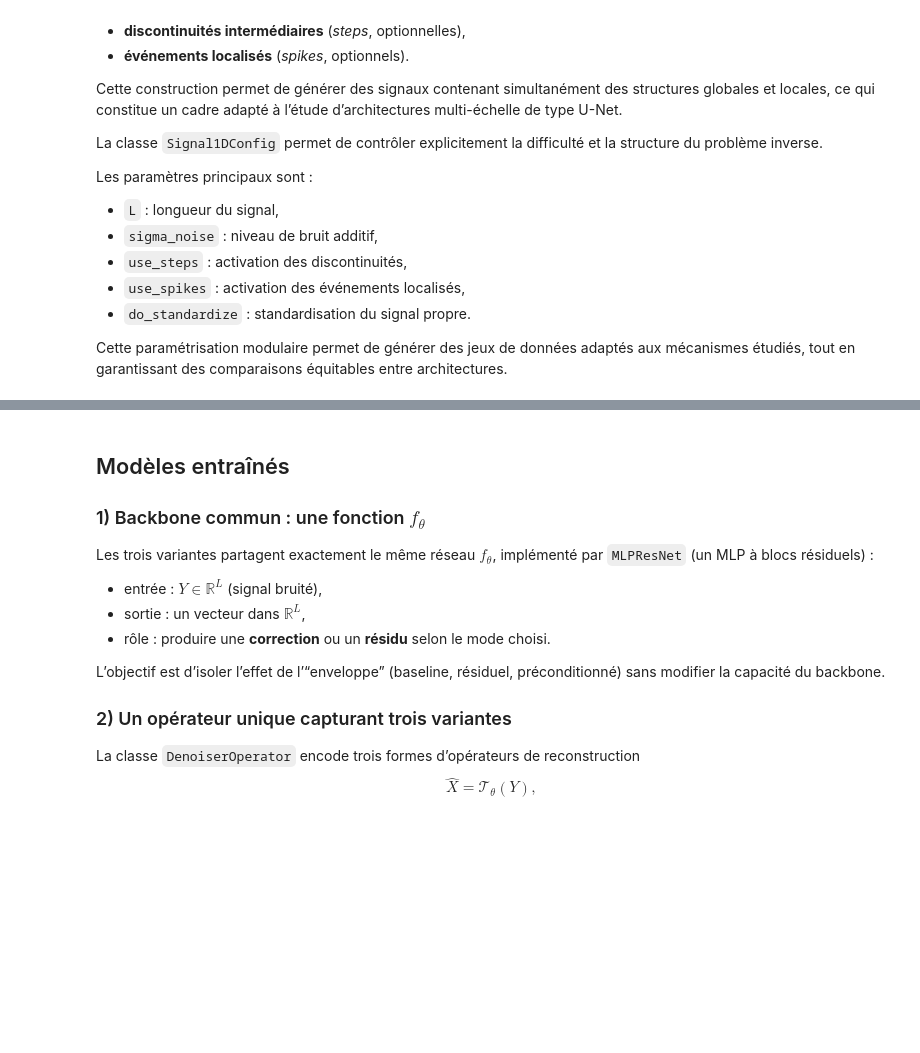
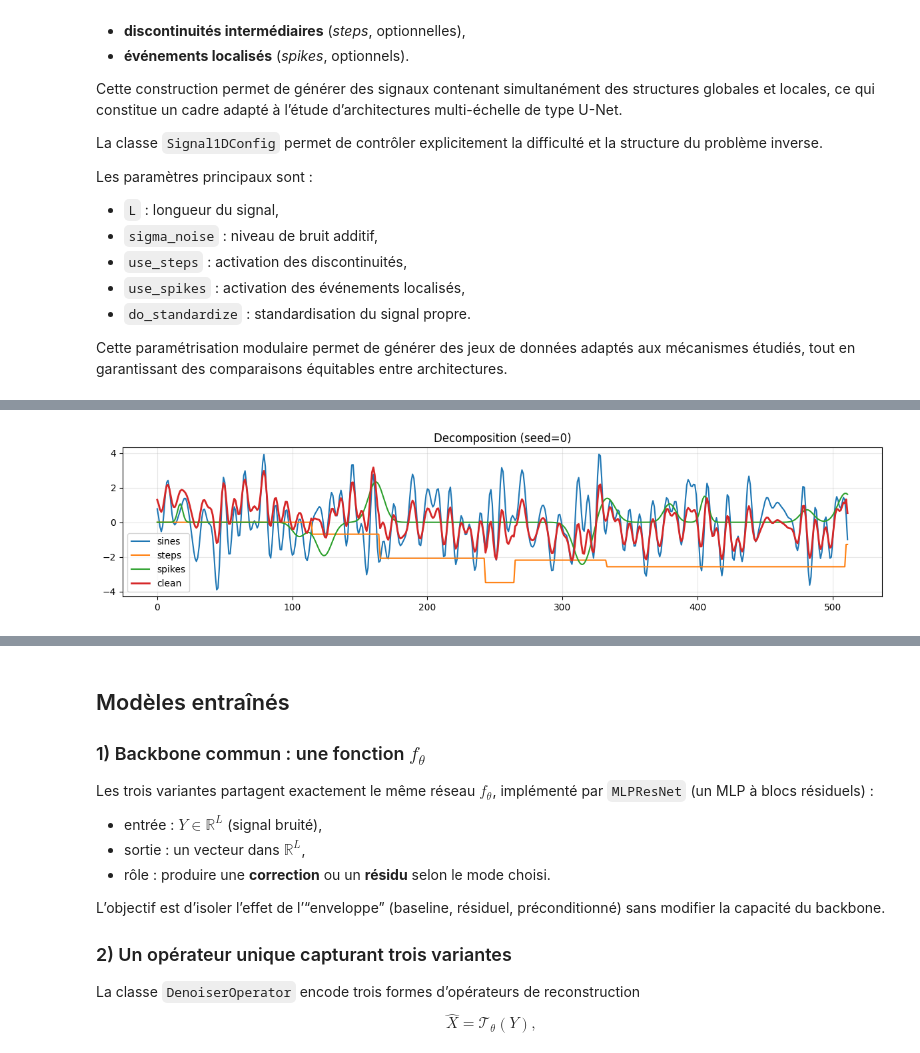
Before and after one commit to fntb/unified-unet, a Jupyter notebook: src/notebook.ipynb, the cells around one changed output, grey strips where cells are left out. Drawn from its saved outputs; the diff is of its cells as text; code cells hidden in the pictures; blank space fills up the shorter version.

```diff
--- a/src/notebook.ipynb
+++ b/src/notebook.ipynb
@@ -284,0 +328,16 @@ dm.setup("fit")
+# %%
+# Variante: afficher aussi les composantes (sinusoïdes, steps, spikes)
+x, y, comp = generate_pair(cfg, seed=0, return_components=True)
+
+plt.figure(figsize=(12, 3))
+plt.plot(comp["x_sines"].numpy(), label="sines")
+plt.plot(comp["x_steps"].numpy(), label="steps")
+plt.plot(comp["x_spikes"].numpy(), label="spikes")
+plt.plot(comp["x_clean"].numpy(), label="clean", linewidth=2)
+plt.legend()
+plt.title("Decomposition (seed=0)")
+plt.grid(True, alpha=0.3)
+plt.tight_layout()
+plt.show()
+# %% [output]
+[figure, added]
```
Also changed, not shown: parts of 21 cells of this notebook, 9 other files.
